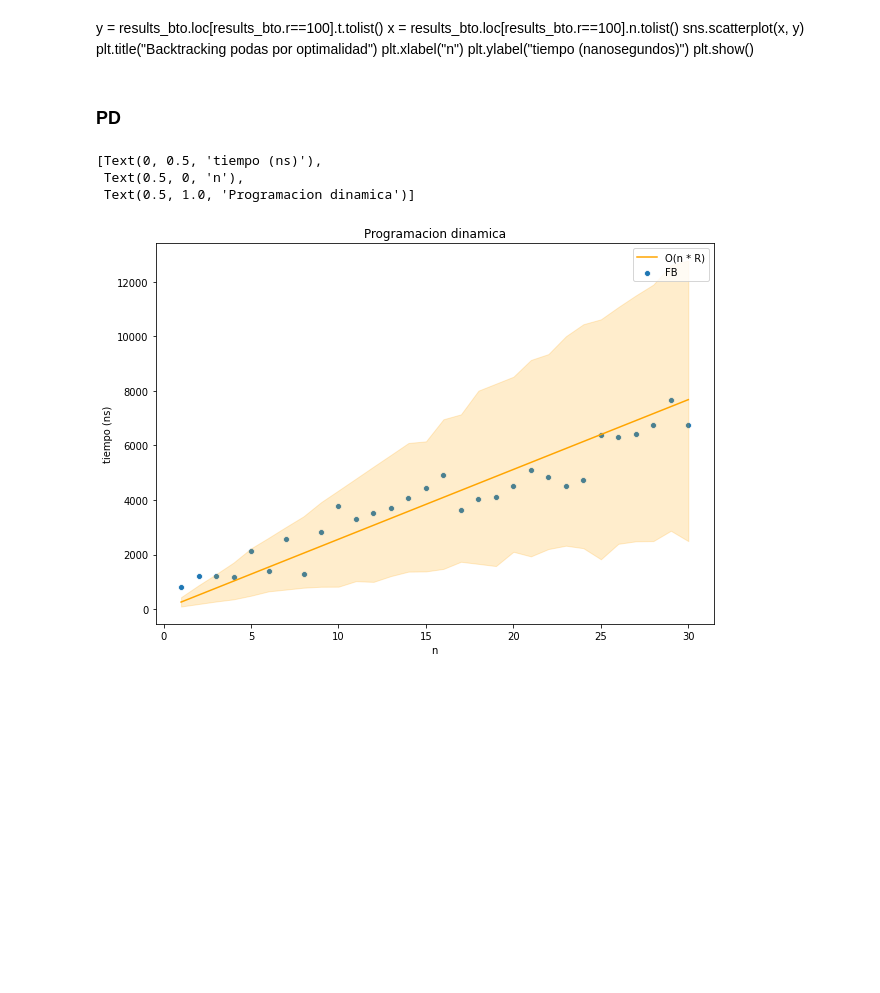
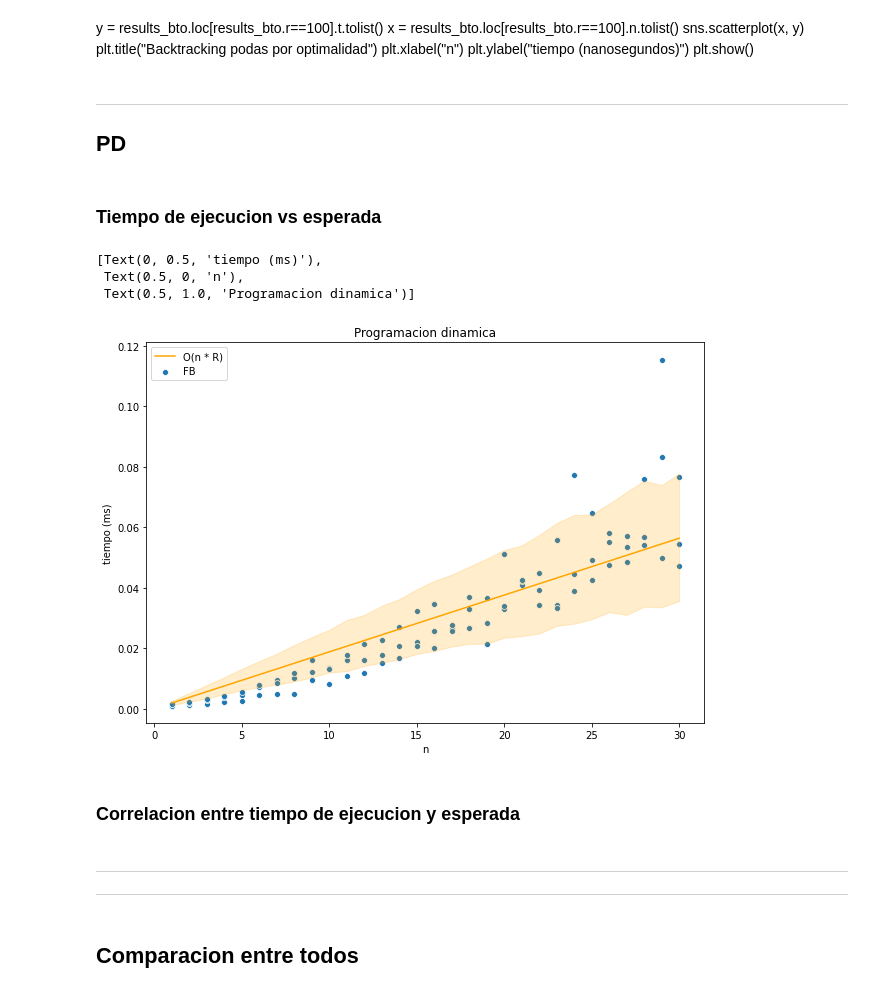
Before and after one commit to pablolp99/tp1-algo3, a Jupyter notebook: tp1-ayed3-notebook.ipynb, the cells around one changed output. Cells and saved outputs as stored; diff of their text form; code cells hidden in the pictures; blank space fills up the shorter version.

Commit message:
Ya anda todo, mas tests, 540 son ahora

```diff
--- a/tp1-ayed3-notebook.ipynb
+++ b/tp1-ayed3-notebook.ipynb
@@ -124,17 +134,31 @@ plt.xlabel("n")
 plt.ylabel("tiempo (nanosegundos)")
 plt.show()
 # %% [markdown]
-### PD
+---
+## PD
+# %%
+results_pd = pd.read_csv('resultados/results_dp.txt', delimiter=' ')
+results_pd['esperado'] = results_pd['n'] * results_pd['r'] * 44 / 1000000
+results_pd['ms'] = results_pd['t'] / 1000000
+# %% [markdown]
+### Tiempo de ejecucion vs esperada
 # %%
-y = results_pd.loc[results_pd.r==10].t.tolist()
-x = results_pd.loc[results_pd.r==10].n.tolist()
+y = results_pd.loc[results_pd.r==100].ms.tolist()
+x = results_pd.loc[results_pd.r==100].n.tolist()
 plt.figure(figsize=(10, 7))
 fig_fb = sns.scatterplot(x, y)
 fig_fb = sns.lineplot(data=results_pd, x='n', y='esperado', color="orange")
 fig_fb.legend(labels=['O(n * R)','FB'])
-fig_fb.set(title="Programacion dinamica", xlabel='n', ylabel='tiempo (ns)')
+fig_fb.set(title="Programacion dinamica", xlabel='n', ylabel='tiempo (ms)')
 # %% [output]
-[Text(0, 0.5, 'tiempo (ns)'),
+[Text(0, 0.5, 'tiempo (ms)'),
  Text(0.5, 0, 'n'),
  Text(0.5, 1.0, 'Programacion dinamica')]
-[figure, old version]
+[figure, new version]
+# %% [markdown]
+### Correlacion entre tiempo de ejecucion y esperada
+# %% [markdown]
+---
+---
+# %% [markdown]
+## Comparacion entre todos
```
Also changed, not shown: parts of 29 cells of this notebook, 15 other files.
